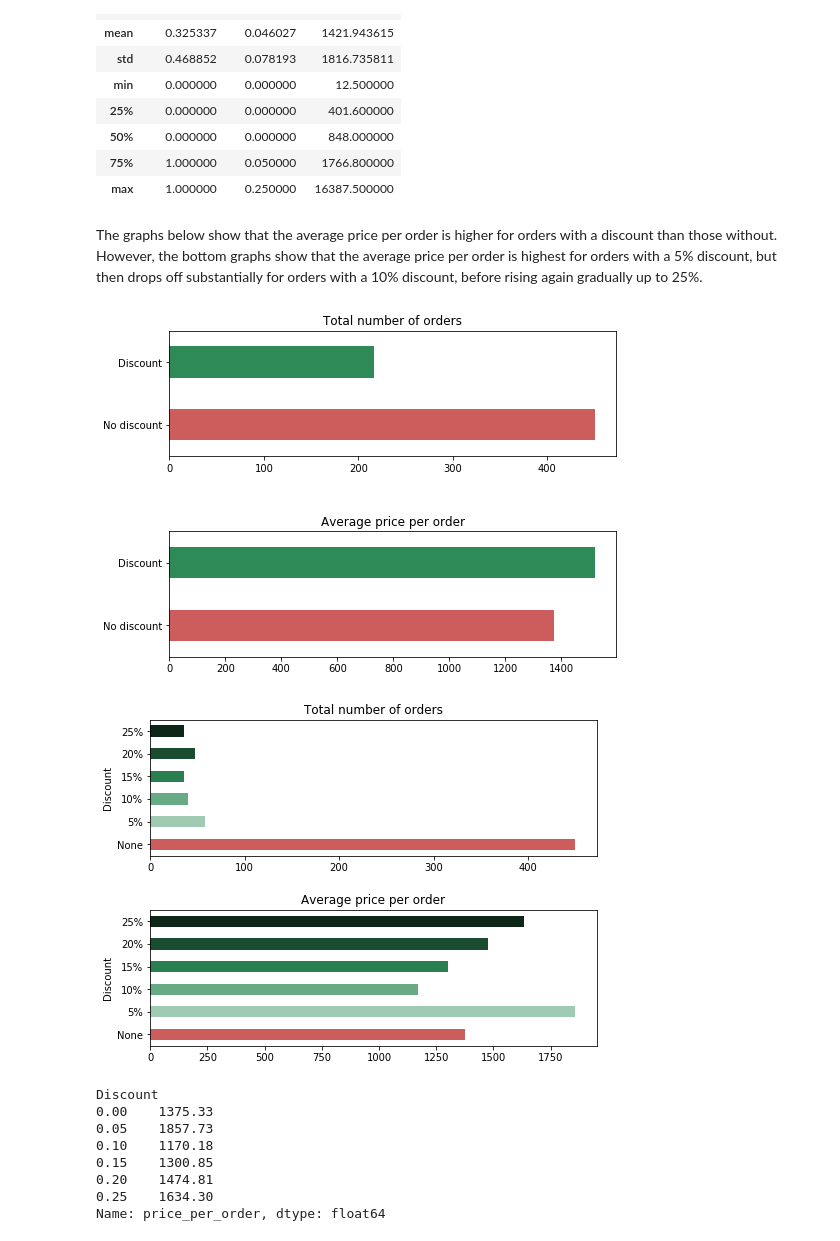
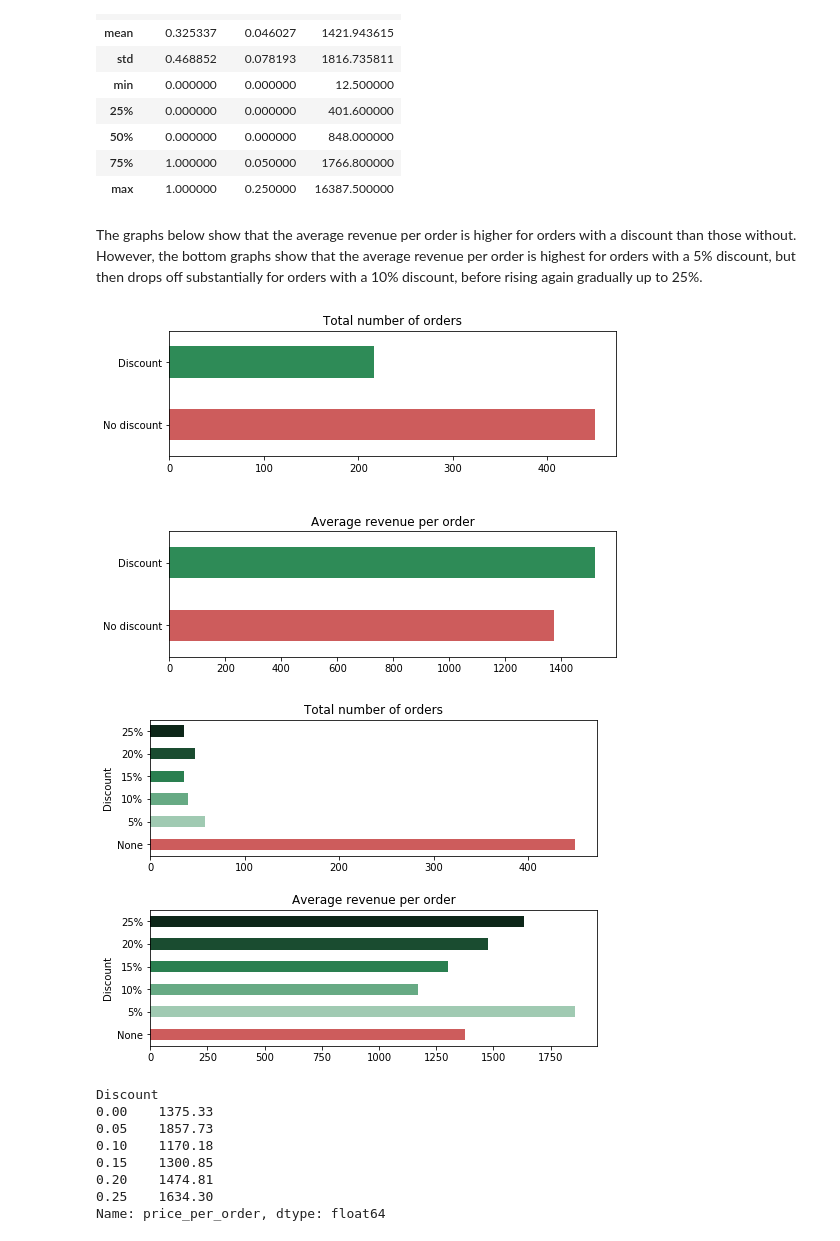
Before and after one commit to L-Lewis/dsc-2-final-project-online-ds-ft-011419, a Jupyter notebook: Module2_Project.ipynb, the cells around one changed output. Cells and saved outputs as stored; diff of their text form; code cells hidden in the pictures.

```diff
--- a/Module2_Project.ipynb
+++ b/Module2_Project.ipynb
@@ -429,35 +429,35 @@ df2.describe()
 | 75% | 1.000000 | 0.050000 | 1766.800000 |
 | max | 1.000000 | 0.250000 | 16387.500000 |
 # %% [markdown]
-The graphs below show that the average price per order is higher for orders with a discount than those without. However, the bottom graphs show that the average price per order is highest for orders with a 5% discount, but then drops off substantially for orders with a 10% discount, before rising again gradually up to 25%.
+The graphs below show that the average revenue per order is higher for orders with a discount than those without. However, the bottom graphs show that the average revenue per order is highest for orders with a 5% discount, but then drops off substantially for orders with a 10% discount, before rising again gradually up to 25%.
 # %%
-# Plotting the number of orders and average price per order for orders with and without discounts
+# Plotting the number of orders and average revenue per order for orders with and without discounts
 fig, (ax1, ax2) = plt.subplots(2, 1, figsize=(8,6))
 df2.groupby(['Discount_bin'])['price_per_order'].count().plot(kind='barh', ax=ax1, color=['indianred', 'seagreen'])
 df2.groupby(['Discount_bin'])['price_per_order'].mean().plot(kind='barh', ax=ax2, color=['indianred', 'seagreen'])
 ax1.set_title('Total number of orders')
 ax1.set_ylabel('')
 ax2.set_ylabel('')
-ax2.set_title('Average price per order')
+ax2.set_title('Average revenue per order')
 ax1.set_yticklabels(['No discount', 'Discount'])
 ax2.set_yticklabels(['No discount', 'Discount'])
 fig.subplots_adjust(hspace=0.6);
 # %% [output]
-[figure, old version]
+[figure, new version]
 # %%
-# Plotting the number of orders and average price per order for orders with different levels of discount
+# Plotting the number of orders and average revenue per order for orders with different levels of discount
 fig, (ax1, ax2) = plt.subplots(2, 1, figsize=(8,6))
 df2.groupby(['Discount'])['price_per_order'].count().plot(kind='barh', ax=ax1, colors=['indianred', '#A0CAB2', '#67AA84', '#2A7F50', '#1A4C30', '#0D2618'])
 df2.groupby(['Discount'])['price_per_order'].mean().plot(kind='barh', ax=ax2, colors=['indianred', '#A0CAB2', '#67AA84', '#2A7F50', '#1A4C30', '#0D2618'])
 ax1.set_title('Total number of orders')
 ax1.set_ylabel('Discount')
 ax2.set_ylabel('Discount')
-ax2.set_title('Average price per order')
+ax2.set_title('Average revenue per order')
 ax1.set_yticklabels(['None', '5%', '10%', '15%', '20%', '25%'])
 ax2.set_yticklabels(['None', '5%', '10%', '15%', '20%', '25%'])
 fig.subplots_adjust(hspace=0.4);
 # %% [output]
-[figure, old version]
+[figure, new version]
 # %%
 # Average order prices for each discount level
 round(df2.groupby(['Discount'])['price_per_order'].mean(),2)
```
Also changed, not shown: parts of 34 cells of this notebook, 1 other file.
